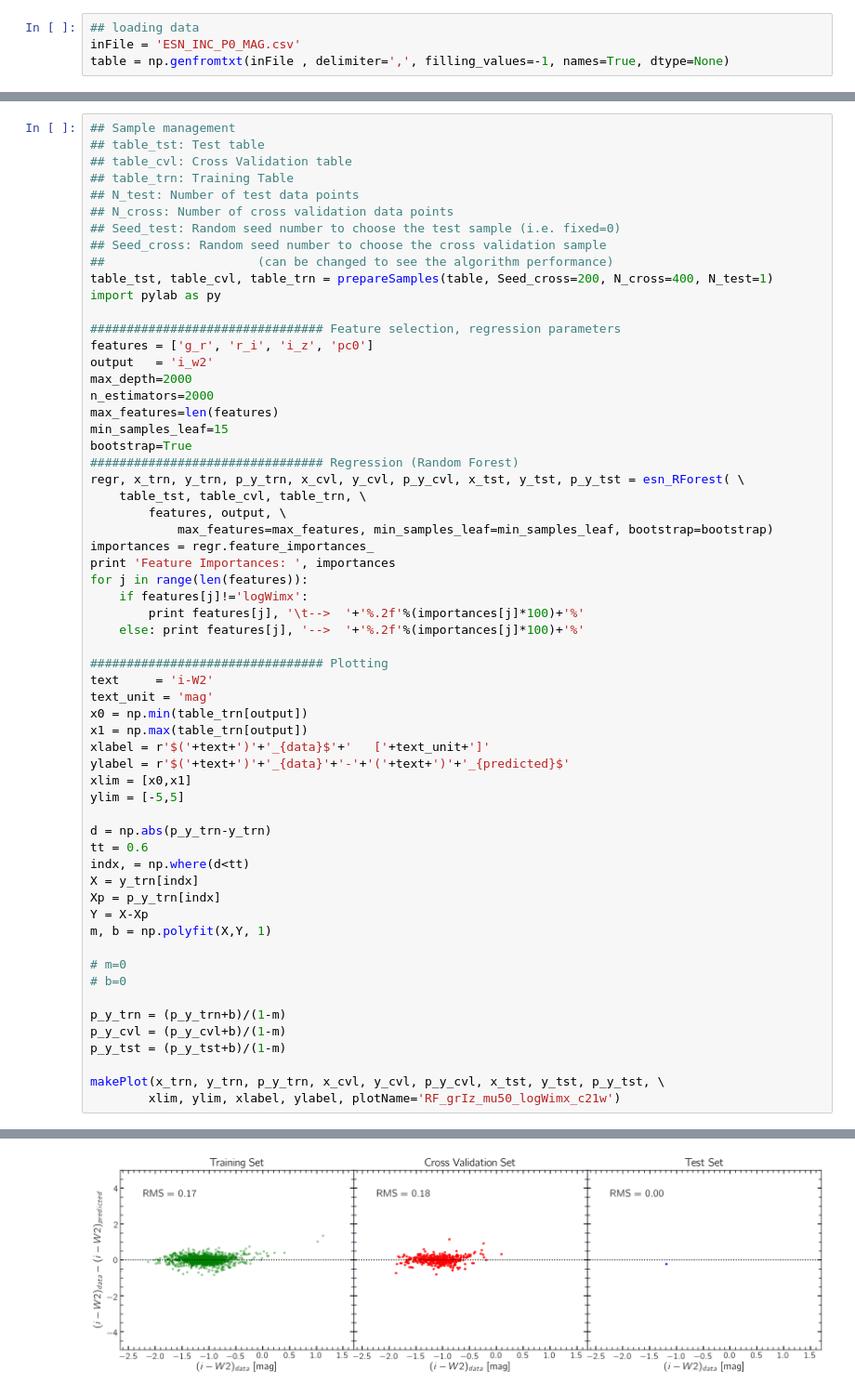
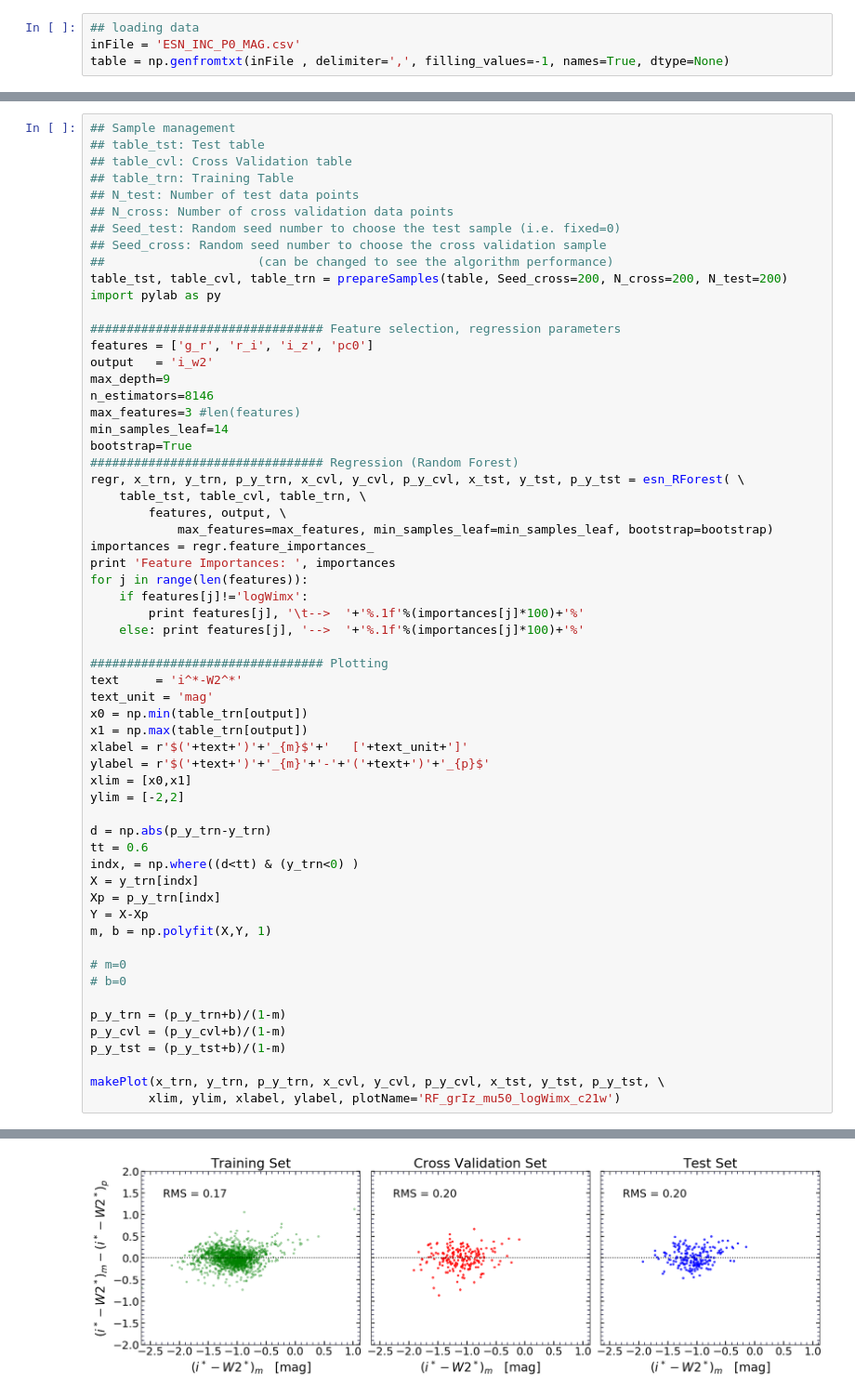
Before and after one commit to ekourkchi/reddening, a Jupyter notebook: playing_with_Random_Forest.ipynb, the cells around one changed output, grey strips where cells are left out. Shown at 93% size. Drawn from its saved outputs; the diff is of its cells as text.

```diff
--- a/playing_with_Random_Forest.ipynb
+++ b/playing_with_Random_Forest.ipynb
@@ -142,16 +202,16 @@ table = np.genfromtxt(inFile , delimiter=',', filling_values=-1, names=True, dty
 ## Seed_test: Random seed number to choose the test sample (i.e. fixed=0)
 ## Seed_cross: Random seed number to choose the cross validation sample
 ##                     (can be changed to see the algorithm performance)
-table_tst, table_cvl, table_trn = prepareSamples(table, Seed_cross=200, N_cross=400, N_test=1)
+table_tst, table_cvl, table_trn = prepareSamples(table, Seed_cross=200, N_cross=200, N_test=200)
 import pylab as py
 
 ################################ Feature selection, regression parameters
 features = ['g_r', 'r_i', 'i_z', 'pc0']
 output   = 'i_w2'
-max_depth=2000
-n_estimators=2000
-max_features=len(features)
-min_samples_leaf=15
+max_depth=9
+n_estimators=8146
+max_features=3 #len(features)
+min_samples_leaf=14
 bootstrap=True
 ################################ Regression (Random Forest)
 regr, x_trn, y_trn, p_y_trn, x_cvl, y_cvl, p_y_cvl, x_tst, y_tst, p_y_tst = esn_RForest( \
@@ -162,22 +222,22 @@ importances = regr.feature_importances_
 print 'Feature Importances: ', importances
 for j in range(len(features)):
     if features[j]!='logWimx':
-        print features[j], '\t-->  '+'%.2f'%(importances[j]*100)+'%'
-    else: print features[j], '-->  '+'%.2f'%(importances[j]*100)+'%'
+        print features[j], '\t-->  '+'%.1f'%(importances[j]*100)+'%'
+    else: print features[j], '-->  '+'%.1f'%(importances[j]*100)+'%'
 
 ################################ Plotting
-text     = 'i-W2'
+text     = 'i^*-W2^*'
 text_unit = 'mag'
 x0 = np.min(table_trn[output])
 x1 = np.max(table_trn[output])
-xlabel = r'$('+text+')'+'_{data}$'+'   ['+text_unit+']'
-ylabel = r'$('+text+')'+'_{data}'+'-'+'('+text+')'+'_{predicted}$'
+xlabel = r'$('+text+')'+'_{m}$'+'   ['+text_unit+']'
+ylabel = r'$('+text+')'+'_{m}'+'-'+'('+text+')'+'_{p}$'
 xlim = [x0,x1]
-ylim = [-5,5]
+ylim = [-2,2]
 
 d = np.abs(p_y_trn-y_trn)
 tt = 0.6
-indx, = np.where(d<tt)
+indx, = np.where((d<tt) & (y_trn<0) )
 X = y_trn[indx]
 Xp = p_y_trn[indx]
 Y = X-Xp
@@ -201,4 +261,4 @@ pc0     -->  86.92%
-[figure, old version]
+[figure, new version]
 # %%
 band2 = 'w2'
 inFile = 'ESN_HI_catal.csv'
```
Also changed, not shown: parts of 13 cells of this notebook, 3 other files.
